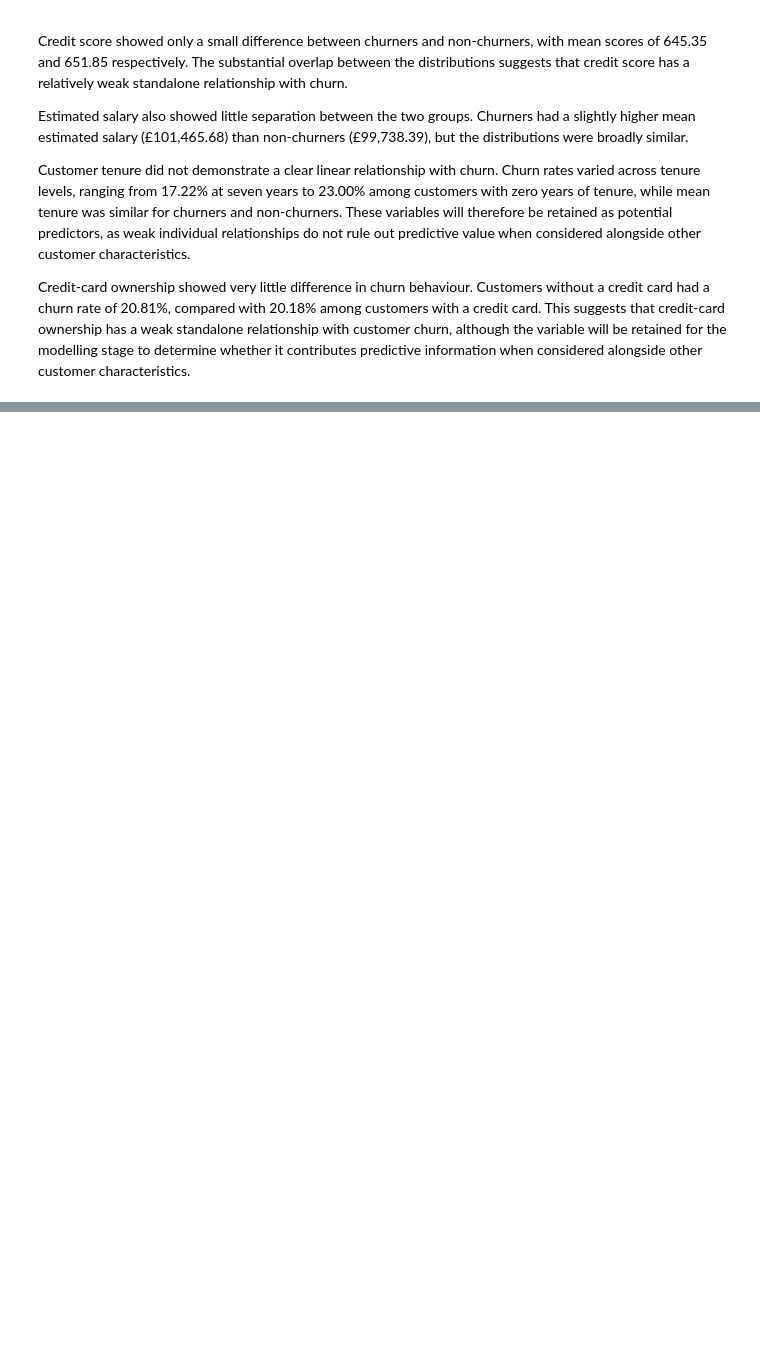
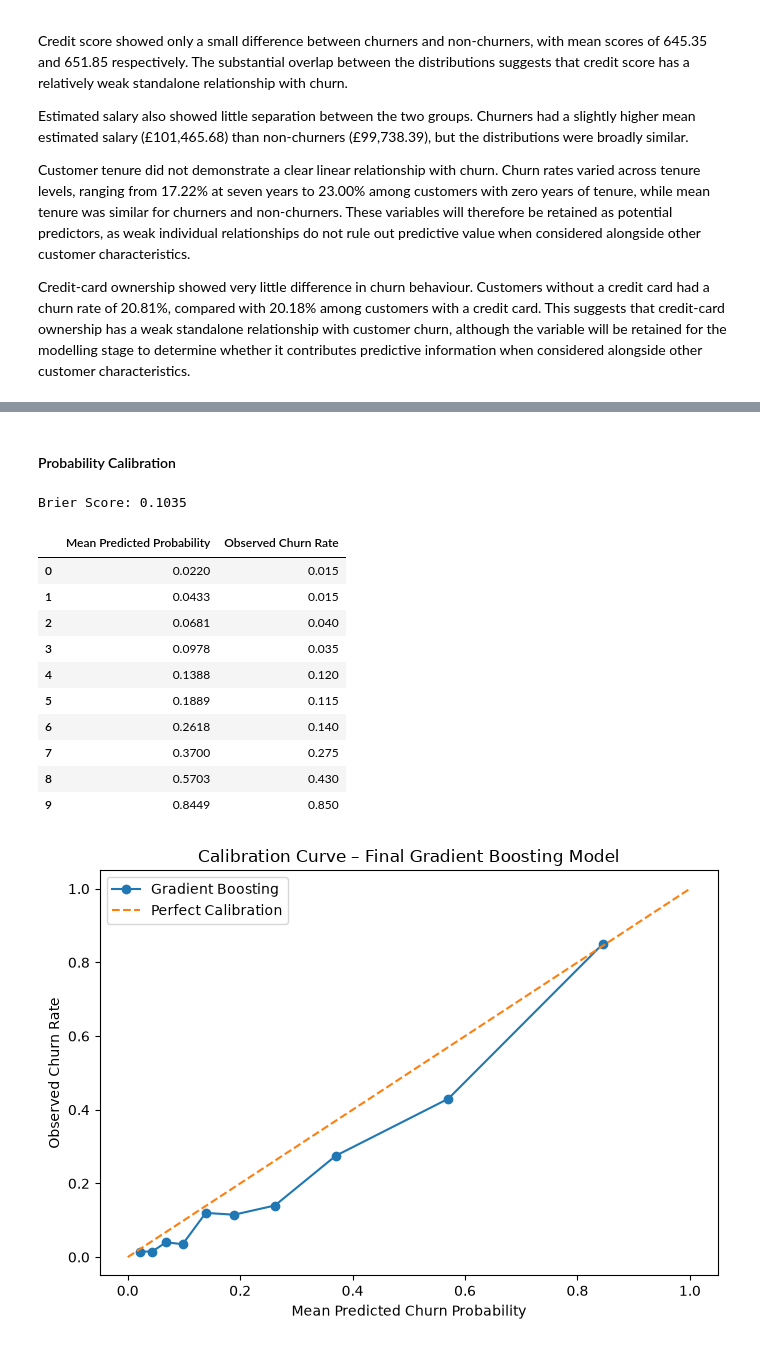
Before and after one commit to ann-fernee/bank-churn-risk-adjusted-cv, a Jupyter notebook: notebooks/churn_risk_adjusted_cv.ipynb, the cells around one changed output, grey strips where cells are left out. Drawn from its saved outputs; the diff is of its cells as text; code cells hidden in the pictures; blank space fills up the shorter version.

```diff
--- a/notebooks/churn_risk_adjusted_cv.ipynb
+++ b/notebooks/churn_risk_adjusted_cv.ipynb
@@ -977,0 +1776,67 @@ Credit-card ownership showed very little difference in churn behaviour. Customer
+# %% [markdown]
+#### Probability Calibration
+# %%
+# Probability calibration assessment
+
+from sklearn.calibration import calibration_curve
+from sklearn.metrics import brier_score_loss
+
+# Calculate Brier score
+brier_score = brier_score_loss(y_test, y_prob)
+
+print(f"Brier Score: {brier_score:.4f}")
+
+# Calculate calibration curve
+prob_true, prob_pred = calibration_curve(
+    y_test,
+    y_prob,
+    n_bins=10,
+    strategy="quantile"
+)
+
+# Display calibration results
+calibration_results = pd.DataFrame({
+    "Mean Predicted Probability": prob_pred,
+    "Observed Churn Rate": prob_true
+}).round(4)
+
+display(calibration_results)
+
+# Plot calibration curve
+plt.figure(figsize=(7, 5))
+
+plt.plot(
+    prob_pred,
+    prob_true,
+    marker="o",
+    label="Gradient Boosting"
+)
+
+plt.plot(
+    [0, 1],
+    [0, 1],
+    linestyle="--",
+    label="Perfect Calibration"
+)
+
+plt.xlabel("Mean Predicted Churn Probability")
+plt.ylabel("Observed Churn Rate")
+plt.title("Calibration Curve – Final Gradient Boosting Model")
+plt.legend()
+
+plt.tight_layout()
+plt.show()
+# %% [output]
+Brier Score: 0.1035
+|  | Mean Predicted Probability | Observed Churn Rate |
+| 0 | 0.0220 | 0.015 |
+| 1 | 0.0433 | 0.015 |
+| 2 | 0.0681 | 0.040 |
+| 3 | 0.0978 | 0.035 |
+| 4 | 0.1388 | 0.120 |
+| 5 | 0.1889 | 0.115 |
+| 6 | 0.2618 | 0.140 |
+| 7 | 0.3700 | 0.275 |
+| 8 | 0.5703 | 0.430 |
+| 9 | 0.8449 | 0.850 |
+[figure, added]
```
Also changed, not shown: parts of 32 cells of this notebook, 4 other files.
